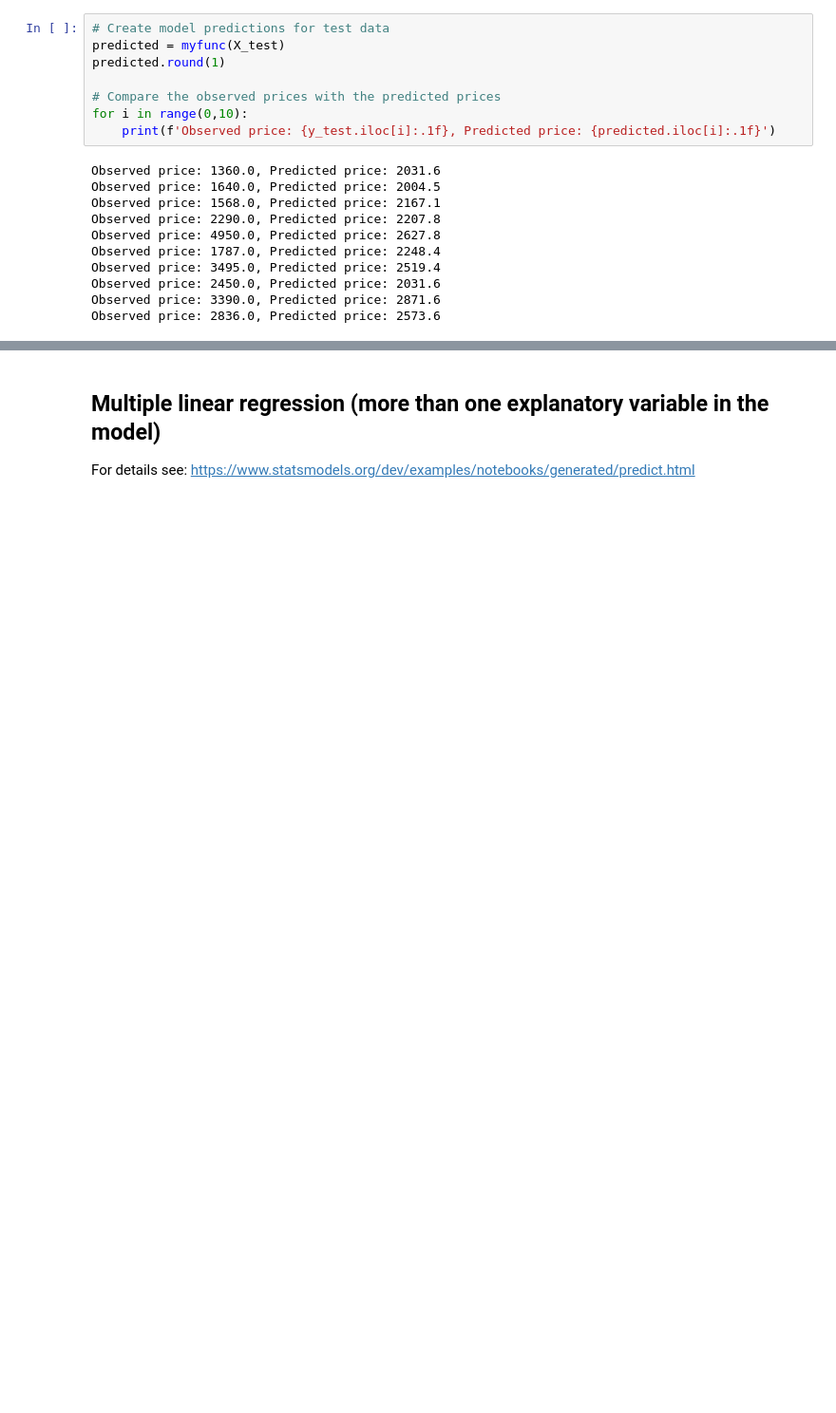
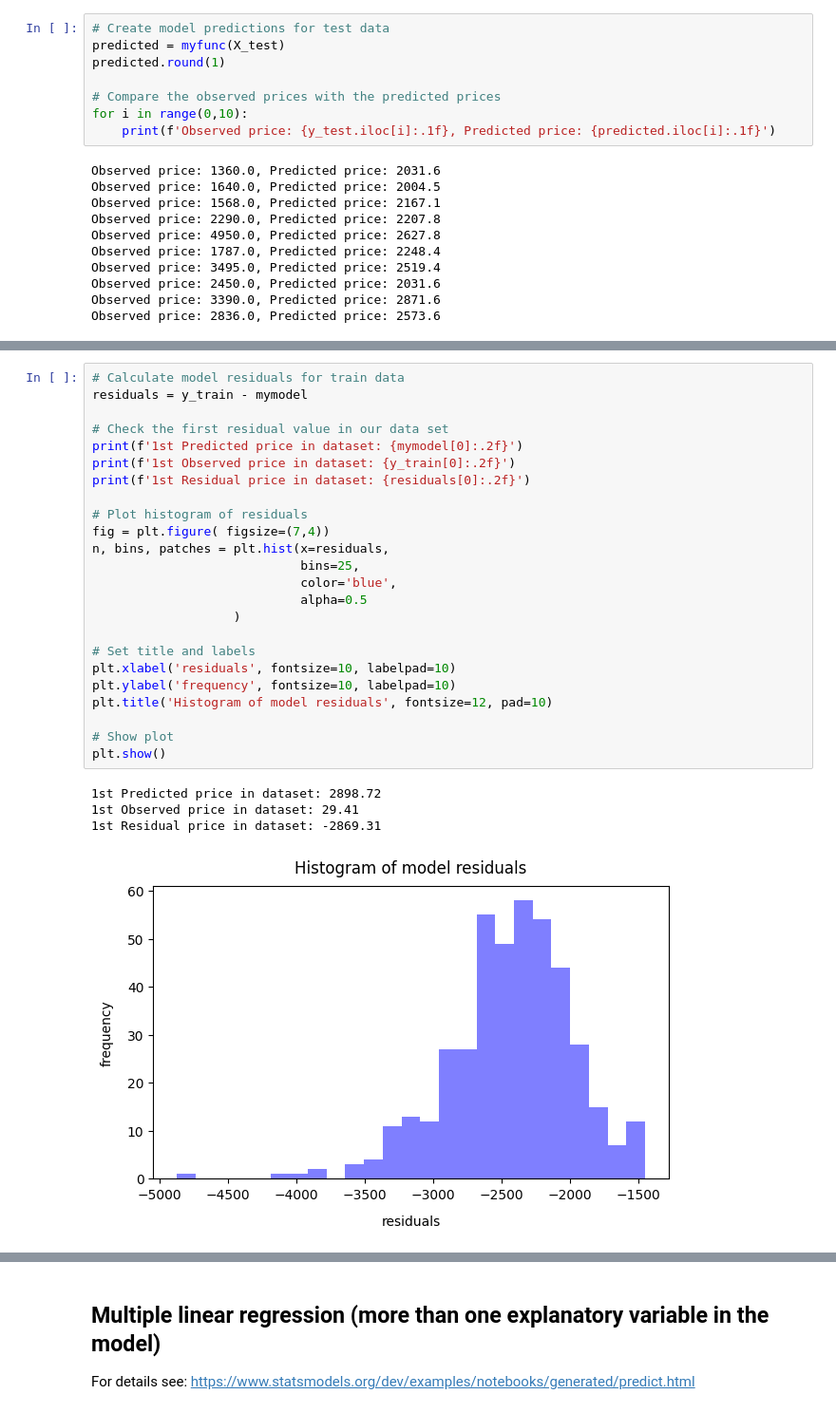
Before and after one commit to YaChiYang17/data_analytics, a Jupyter notebook: Week_08/linear_regression.ipynb, the cells around one changed output, grey strips where cells are left out. Shown: that part at 95% size. Cells and saved outputs as stored; diff of their text form; blank space fills up the shorter version.

```diff
--- a/Week_08/linear_regression.ipynb
+++ b/Week_08/linear_regression.ipynb
@@ -233,0 +241,29 @@ Observed price: 2836.0, Predicted price: 2573.6
+# %%
+# Calculate model residuals for train data
+residuals = y_train - mymodel
+
+# Check the first residual value in our data set
+print(f'1st Predicted price in dataset: {mymodel[0]:.2f}')
+print(f'1st Observed price in dataset: {y_train[0]:.2f}')
+print(f'1st Residual price in dataset: {residuals[0]:.2f}')
+
+# Plot histogram of residuals
+fig = plt.figure( figsize=(7,4))
+n, bins, patches = plt.hist(x=residuals,
+                            bins=25,
+                            color='blue',
+                            alpha=0.5
+                   )
+
+# Set title and labels
+plt.xlabel('residuals', fontsize=10, labelpad=10)
+plt.ylabel('frequency', fontsize=10, labelpad=10)
+plt.title('Histogram of model residuals', fontsize=12, pad=10)
+
+# Show plot
+plt.show()
+# %% [output]
+1st Predicted price in dataset: 2898.72
+1st Observed price in dataset: 29.41
+1st Residual price in dataset: -2869.31
+[figure, added]
```
Also changed, not shown: parts of 11 cells of this notebook, 3 other files.
